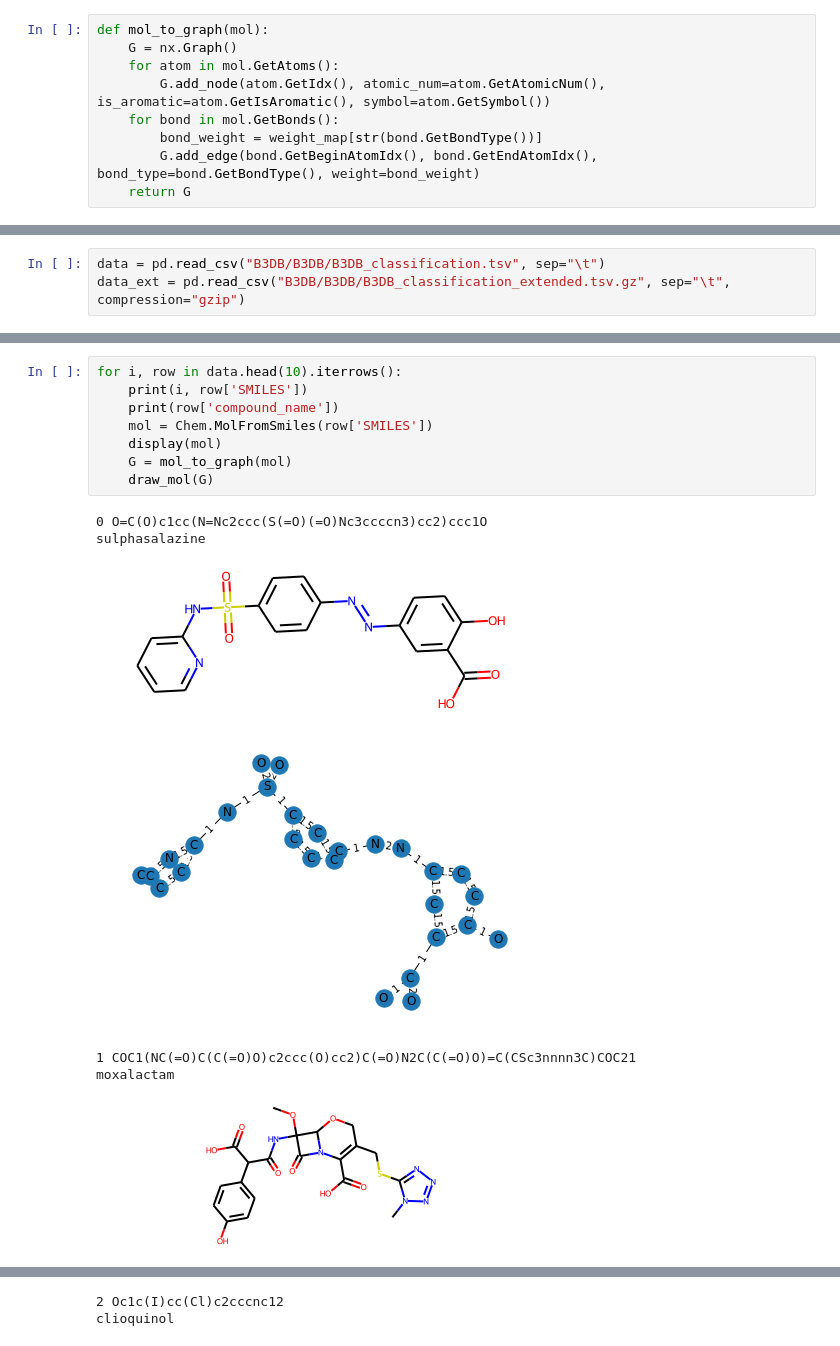
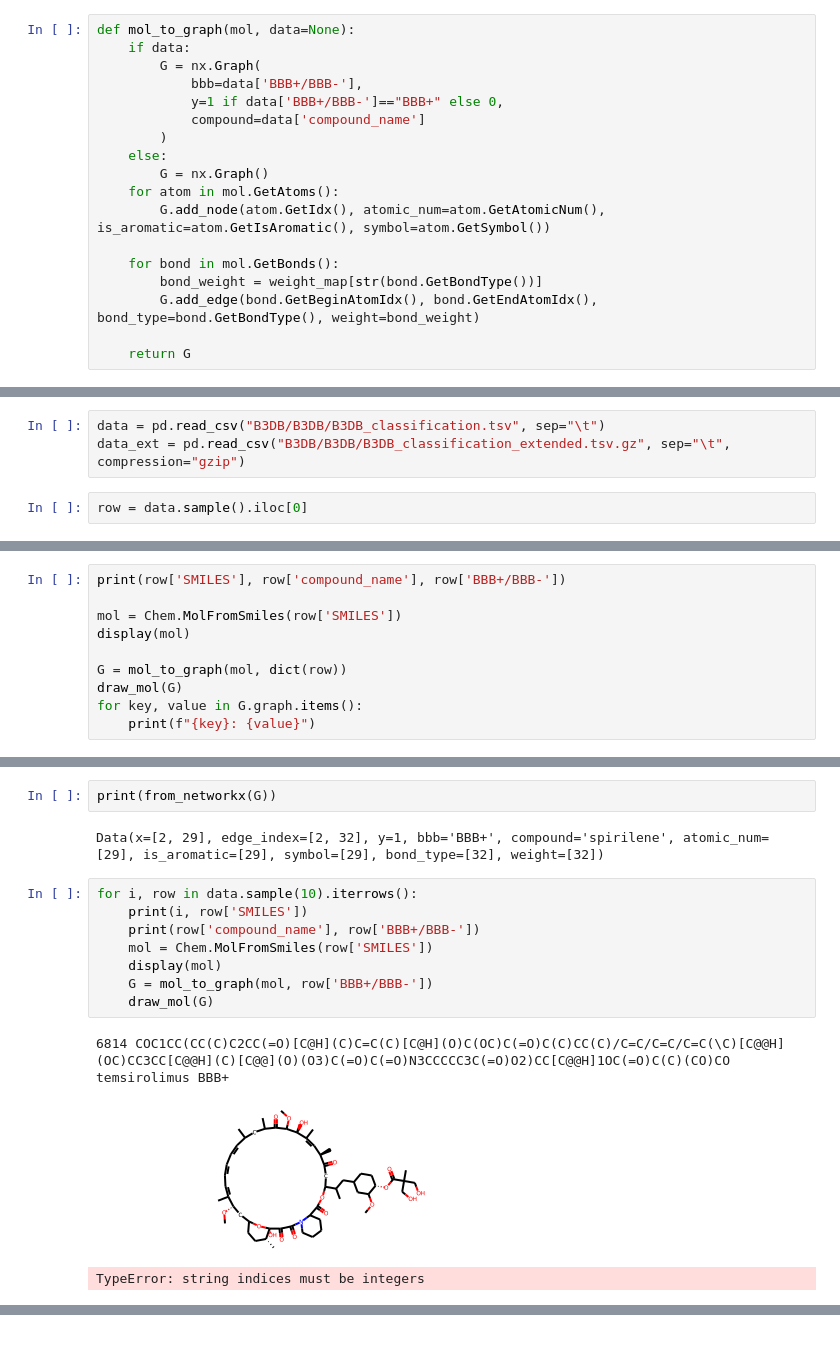
Before and after one commit to adam-keim/CP341_B722_GNN, a Jupyter notebook: reading_mols.ipynb, the cells around one changed output, grey strips where cells are left out. Cells and saved outputs as stored; diff of their text form.

Commit message:
adding code to convert graph into tensor

```diff
--- a/reading_mols.ipynb
+++ b/reading_mols.ipynb
@@ -21,13 +27,22 @@ weight_map = {
     'TRIPLE': 3
 }
 # %%
-def mol_to_graph(mol):
-    G = nx.Graph()
+def mol_to_graph(mol, data=None):
+    if data:
+        G = nx.Graph(
+            bbb=data['BBB+/BBB-'],
+            y=1 if data['BBB+/BBB-']=="BBB+" else 0,
+            compound=data['compound_name']
+        )
+    else:
+        G = nx.Graph()
     for atom in mol.GetAtoms():
         G.add_node(atom.GetIdx(), atomic_num=atom.GetAtomicNum(), is_aromatic=atom.GetIsAromatic(), symbol=atom.GetSymbol())
+
     for bond in mol.GetBonds():
         bond_weight = weight_map[str(bond.GetBondType())]
         G.add_edge(bond.GetBeginAtomIdx(), bond.GetEndAtomIdx(), bond_type=bond.GetBondType(), weight=bond_weight)
+
     return G
 # %%
 def draw_mol(G):
@@ -46,3 +62,5 @@ draw_mol(G)
 # %%
 data = pd.read_csv("B3DB/B3DB/B3DB_classification.tsv", sep="\t")
 data_ext = pd.read_csv("B3DB/B3DB/B3DB_classification_extended.tsv.gz", sep="\t", compression="gzip")
+# %%
+row = data.sample().iloc[0]
@@ -48,0 +75,10 @@ data_ext = pd.read_csv("B3DB/B3DB/B3DB_classification_extended.tsv.gz", sep="\t"
+# %%
+print(row['SMILES'], row['compound_name'], row['BBB+/BBB-'])
+
+mol = Chem.MolFromSmiles(row['SMILES'])
+display(mol)
+
+G = mol_to_graph(mol, dict(row))
+draw_mol(G)
+for key, value in G.graph.items():
+    print(f"{key}: {value}")
@@ -49,16 +114,17 @@ data_ext = pd.read_csv("B3DB/B3DB/B3DB_classification_extended.tsv.gz", sep="\t"
+# %%
+print(from_networkx(G))
+# %% [output]
+Data(x=[2, 29], edge_index=[2, 32], y=1, bbb='BBB+', compound='spirilene', atomic_num=[29], is_aromatic=[29], symbol=[29], bond_type=[32], weight=[32])
 # %%
-for i, row in data.head(10).iterrows():
+for i, row in data.sample(10).iterrows():
     print(i, row['SMILES'])
-    print(row['compound_name'])
+    print(row['compound_name'], row['BBB+/BBB-'])
     mol = Chem.MolFromSmiles(row['SMILES'])
     display(mol)
-    G = mol_to_graph(mol)
+    G = mol_to_graph(mol, row['BBB+/BBB-'])
     draw_mol(G)
 # %% [output]
-0 O=C(O)c1cc(N=Nc2ccc(S(=O)(=O)Nc3ccccn3)cc2)ccc1O
-sulphasalazine
+6814 COC1CC(CC(C)C2CC(=O)[C@H](C)C=C(C)[C@H](O)C(OC)C(=O)C(C)CC(C)/C=C/C=C/C=C(\C)[C@@H](OC)CC3CC[C@@H](C)[C@@](O)(O3)C(=O)C(=O)N3CCCCC3C(=O)O2)CC[C@@H]1OC(=O)C(C)(CO)CO
+temsirolimus BBB+
-[figure, old version]
+[figure, new version]
-[figure, removed]
-1 COC1(NC(=O)C(C(=O)O)c2ccc(O)cc2)C(=O)N2C(C(=O)O)=C(CSc3nnnn3C)COC21
-moxalactam
+TypeError: string indices must be integers
-[figure, removed]
@@ -66,2 +130,0 @@ moxalactam
-2 Oc1c(I)cc(Cl)c2cccnc12
-clioquinol
```
Also changed, not shown: parts of 7 cells of this notebook.
